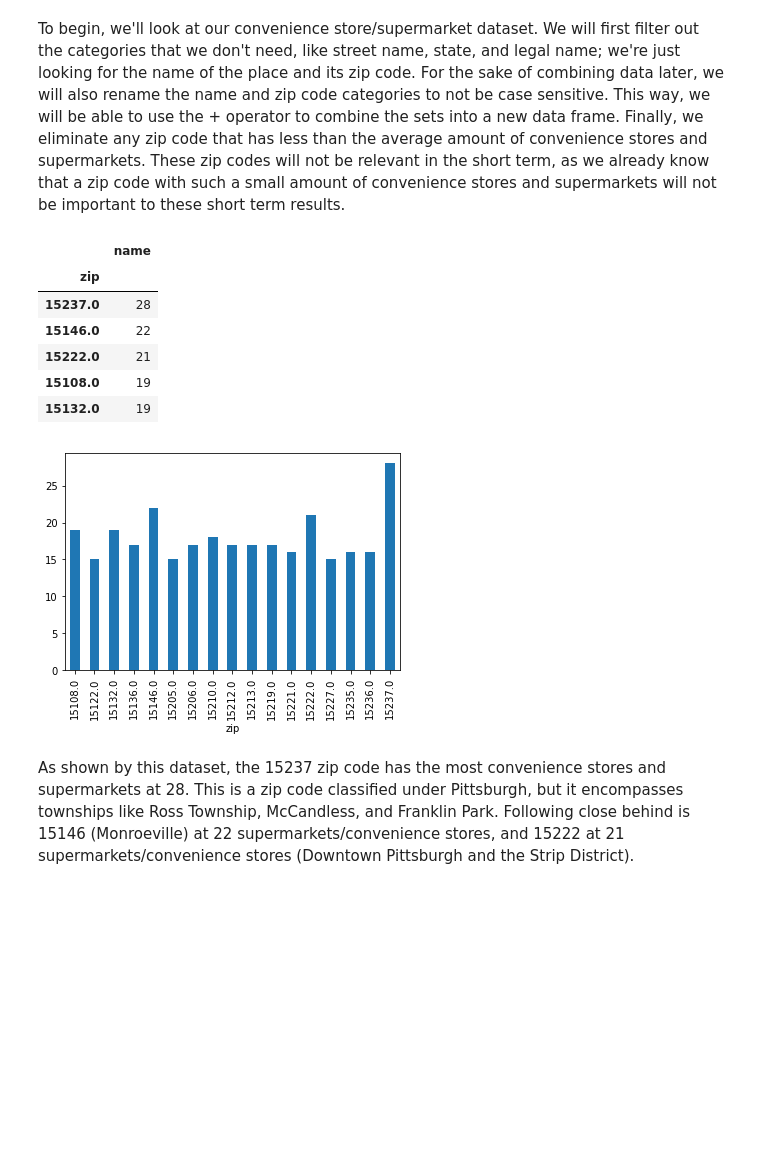
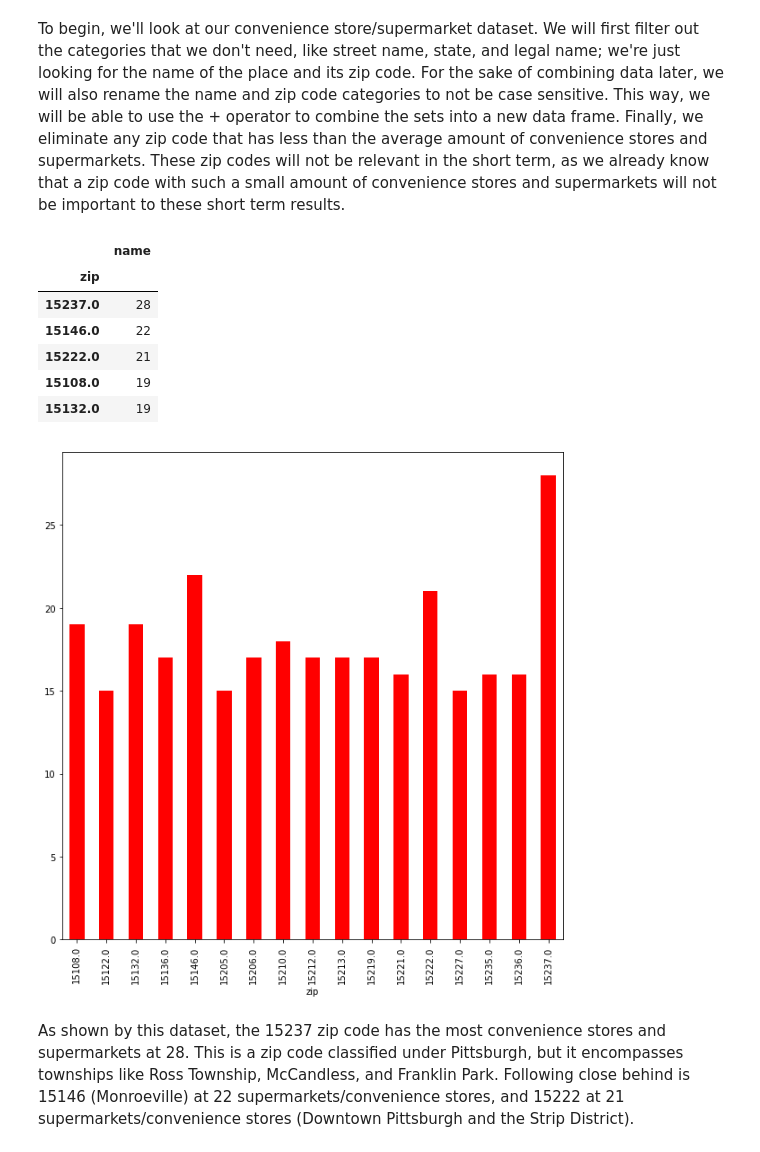
Before and after one commit to rojtas/cmpinf0010-final-project, a Jupyter notebook: WorkingNotebook.ipynb, the cells around one changed output. Cells and saved outputs as stored; diff of their text form; code cells hidden in the pictures; blank space fills up the shorter version.

Commit message:
added conclusion and set colors for graphs

```diff
--- a/WorkingNotebook.ipynb
+++ b/WorkingNotebook.ipynb
@@ -19,28 +19,28 @@ To begin, we'll look at our convenience store/supermarket dataset. We will first
 # %%
 #loading in the data set, and getting rid of extra parameters that we don't need
 conveniencemarkets = pd.read_csv("data-conveniencesupermarkets.csv")
 conveniencemarkets.drop(['Client ID', 'Legal Name', 'Start Date', 'Street #', 'Street Name', 'State', 'Lat', 'Lon', 'Accuracy', 'Category'], axis=1, inplace=True)
 
 #renames the columns so that when the data sets are combined, they have uniform names
 conveniencemarkets.rename(columns={'Name': 'name', 'Zip': 'zip'}, inplace = True)
 
 #counts the number of convenience stores by zip code
 ccounts = conveniencemarkets.groupby('zip').count()
 
 #using a temporary variable to get rid of data that is less than half of the maximum count, so that
 # when displaying the data the graph is not overcrowded, then both graphing and displaying the data
 ccounts_temp = ccounts.loc[ccounts['name'] > ccounts['name'].max()/2]
-ccounts_temp.plot.bar(legend = None)
+ccounts_temp.plot.bar(figsize=(10,10), legend = None, color = 'r')
 ccounts_temp.sort_values(by=['name'], ascending=False).head(5)
 # %% [output]
 |  | name |
 | zip |  |
 | 15237.0 | 28 |
 | 15146.0 | 22 |
 | 15222.0 | 21 |
 | 15108.0 | 19 |
 | 15132.0 | 19 |
-[figure, old version]
+[figure, new version]
 # %% [markdown]
 As shown by this dataset, the 15237 zip code has the most convenience stores and supermarkets at 28. This is a zip code classified under Pittsburgh, but it encompasses townships like Ross Township, McCandless, and Franklin Park. Following close behind is 15146 (Monroeville) at 22 supermarkets/convenience stores, and 15222 at 21 supermarkets/convenience stores (Downtown Pittsburgh and the Strip District).
 # %% [markdown]
```
Also changed, not shown: parts of 4 cells of this notebook.
